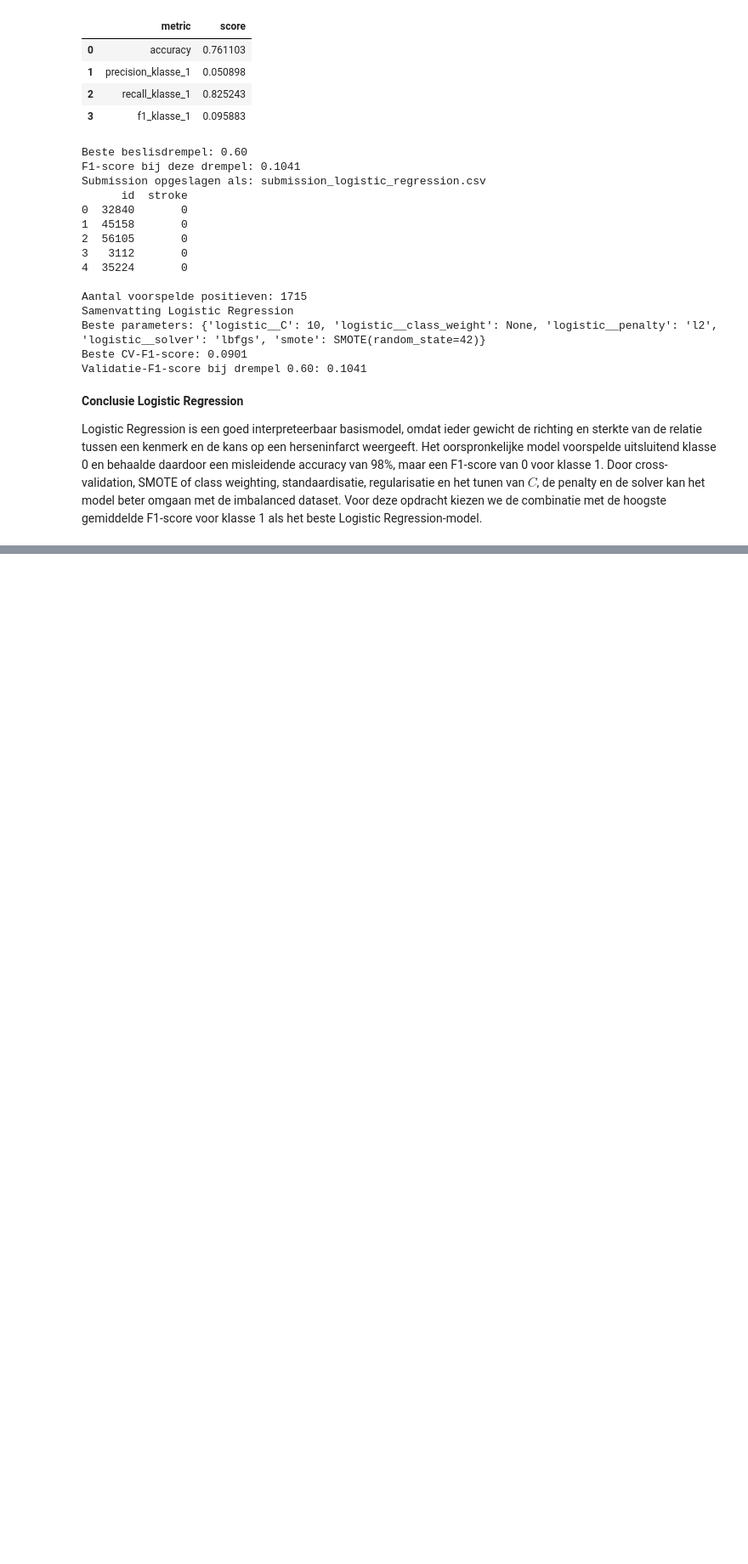
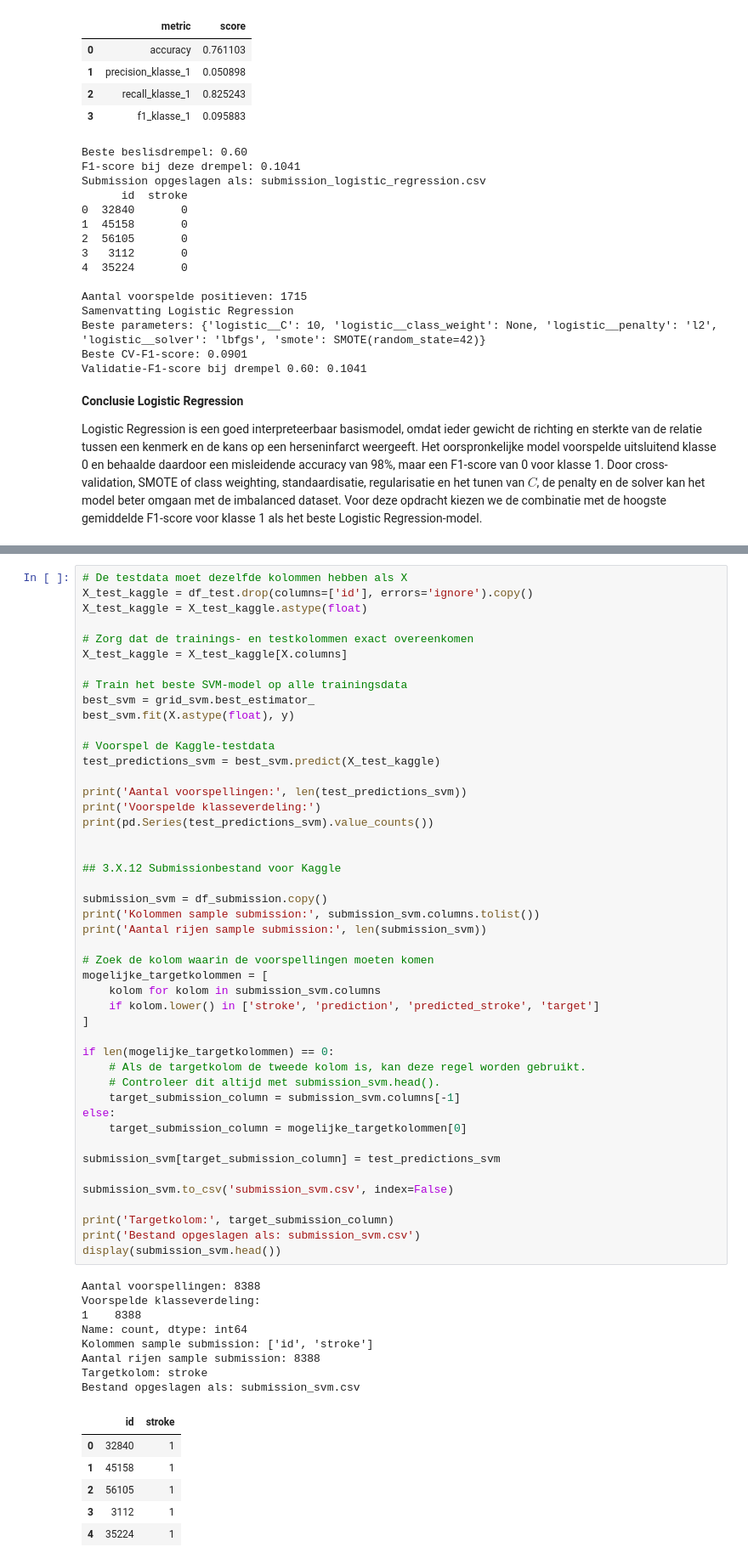
Before and after one commit to ArdaBagci/MachineLearning, a Jupyter notebook: opdracht1.ipynb, the cells around one changed output, grey strips where cells are left out. Shown at 85% size. Cells and saved outputs as stored; diff of their text form; blank space fills up the shorter version.

```diff
--- a/opdracht1.ipynb
+++ b/opdracht1.ipynb
@@ -807,0 +1211,61 @@ Logistic Regression is een goed interpreteerbaar basismodel, omdat ieder gewicht
+# %%
+# De testdata moet dezelfde kolommen hebben als X
+X_test_kaggle = df_test.drop(columns=['id'], errors='ignore').copy()
+X_test_kaggle = X_test_kaggle.astype(float)
+
+# Zorg dat de trainings- en testkolommen exact overeenkomen
+X_test_kaggle = X_test_kaggle[X.columns]
+
+# Train het beste SVM-model op alle trainingsdata
+best_svm = grid_svm.best_estimator_
+best_svm.fit(X.astype(float), y)
+
+# Voorspel de Kaggle-testdata
+test_predictions_svm = best_svm.predict(X_test_kaggle)
+
+print('Aantal voorspellingen:', len(test_predictions_svm))
+print('Voorspelde klasseverdeling:')
+print(pd.Series(test_predictions_svm).value_counts())
+
+
+## 3.X.12 Submissionbestand voor Kaggle
+
+submission_svm = df_submission.copy()
+print('Kolommen sample submission:', submission_svm.columns.tolist())
+print('Aantal rijen sample submission:', len(submission_svm))
+
+# Zoek de kolom waarin de voorspellingen moeten komen
+mogelijke_targetkolommen = [
+    kolom for kolom in submission_svm.columns
+    if kolom.lower() in ['stroke', 'prediction', 'predicted_stroke', 'target']
+]
+
+if len(mogelijke_targetkolommen) == 0:
+    # Als de targetkolom de tweede kolom is, kan deze regel worden gebruikt.
+    # Controleer dit altijd met submission_svm.head().
+    target_submission_column = submission_svm.columns[-1]
+else:
+    target_submission_column = mogelijke_targetkolommen[0]
+
+submission_svm[target_submission_column] = test_predictions_svm
+
+submission_svm.to_csv('submission_svm.csv', index=False)
+
+print('Targetkolom:', target_submission_column)
+print('Bestand opgeslagen als: submission_svm.csv')
+display(submission_svm.head())
+# %% [output]
+Aantal voorspellingen: 8388
+Voorspelde klasseverdeling:
+1    8388
+Name: count, dtype: int64
+Kolommen sample submission: ['id', 'stroke']
+Aantal rijen sample submission: 8388
+Targetkolom: stroke
+Bestand opgeslagen als: submission_svm.csv
+|  | id | stroke |
+| 0 | 32840 | 1 |
+| 1 | 45158 | 1 |
+| 2 | 56105 | 1 |
+| 3 | 3112 | 1 |
+| 4 | 35224 | 1 |
```
Also changed, not shown: parts of 6 cells of this notebook, 1 other file.
